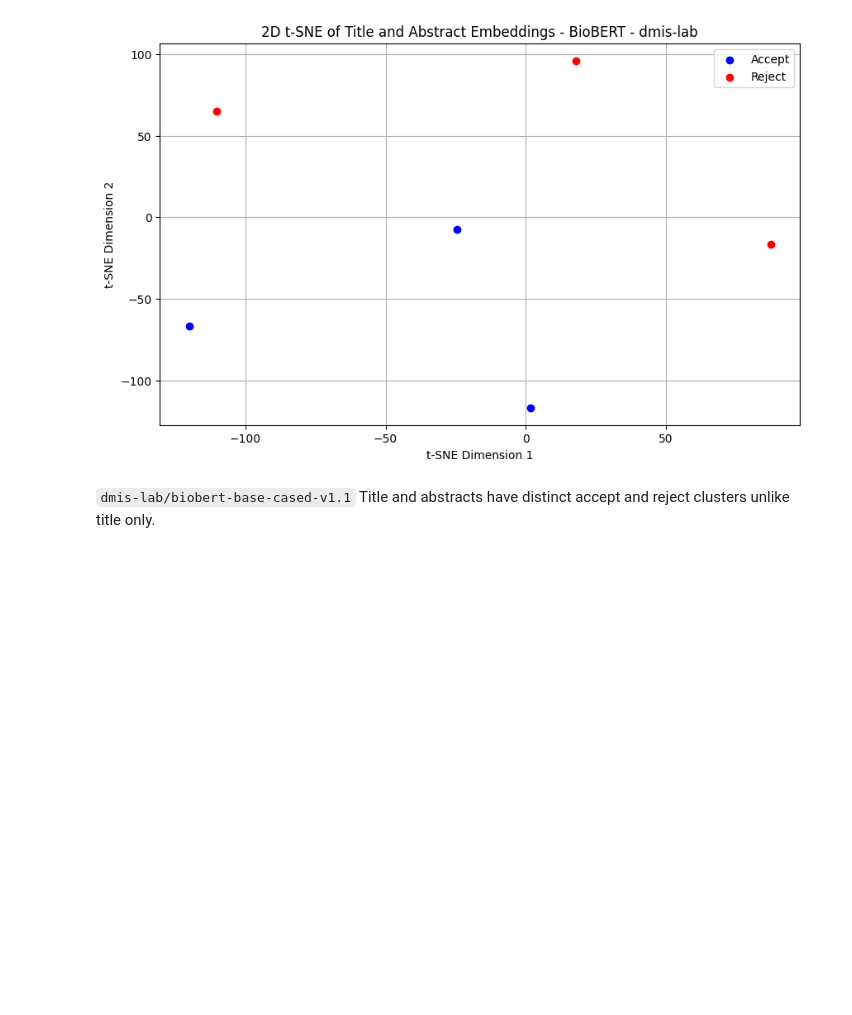
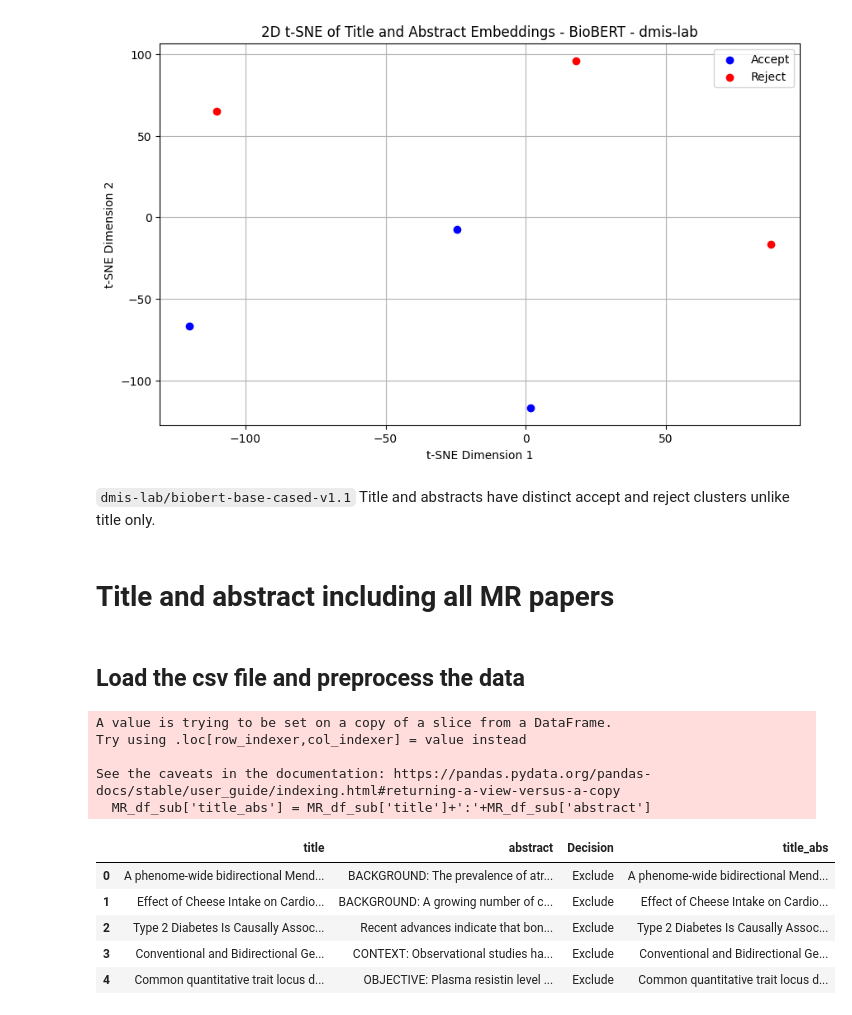
Before and after one commit to winfrednyoroka/ArticleSieve, a Jupyter notebook: Notebooks/Screeningpapers.ipynb, the cells around one changed output. Cells and saved outputs as stored; diff of their text form; code cells hidden in the pictures; blank space fills up the shorter version.

```diff
--- a/Notebooks/Screeningpapers.ipynb
+++ b/Notebooks/Screeningpapers.ipynb
@@ -870,3 +870,37 @@ plt.show()
 [figure]
 # %% [markdown]
 `dmis-lab/biobert-base-cased-v1.1` Title and abstracts have distinct accept and reject clusters unlike title only.
+# %% [markdown]
+# Title and abstract including all MR papers
+# %% [markdown]
+## Load the csv file and preprocess the data
+# %%
+MR_df = pd.read_csv('../Data/Raw/MR_articles.csv')
+MR_df.head()
+
+# Subset the data to include columns title, abstract and decision
+MR_df_sub = MR_df[['title', 'abstract','Decision']]
+MR_df_sub
+
+# Combine column title and abstract separated by a full colon
+MR_df_sub['title_abs'] = MR_df_sub['title']+':'+MR_df_sub['abstract']
+MR_df_sub.head()
+
+# Put aside the included and excluded into different dataframes
+Include = MR_df_sub[MR_df_sub['Decision']=='Include'] # Extract included papers
+Exclude = MR_df_sub[MR_df_sub['Decision']=='Exclude'] # Extract excluded papers
+Maybe = MR_df_sub[MR_df_sub['Decision']=='Maybe']
+Include.head()
+Exclude.head()
+# %% [output]
+A value is trying to be set on a copy of a slice from a DataFrame.
+Try using .loc[row_indexer,col_indexer] = value instead
+
+See the caveats in the documentation: https://pandas.pydata.org/pandas-docs/stable/user_guide/indexing.html#returning-a-view-versus-a-copy
+  MR_df_sub['title_abs'] = MR_df_sub['title']+':'+MR_df_sub['abstract']
+|  | title | abstract | Decision | title_abs |
+| 0 | A phenome-wide bidirectional Mend... | BACKGROUND: The prevalence of atr... | Exclude | A phenome-wide bidirectional Mend... |
+| 1 | Effect of Cheese Intake on Cardio... | BACKGROUND: A growing number of c... | Exclude | Effect of Cheese Intake on Cardio... |
+| 2 | Type 2 Diabetes Is Causally Assoc... | Recent advances indicate that bon... | Exclude | Type 2 Diabetes Is Causally Assoc... |
+| 3 | Conventional and Bidirectional Ge... | CONTEXT: Observational studies ha... | Exclude | Conventional and Bidirectional Ge... |
+| 4 | Common quantitative trait locus d... | OBJECTIVE: Plasma resistin level ... | Exclude | Common quantitative trait locus d... |
```
Also changed, not shown: parts of 7 cells of this notebook.
